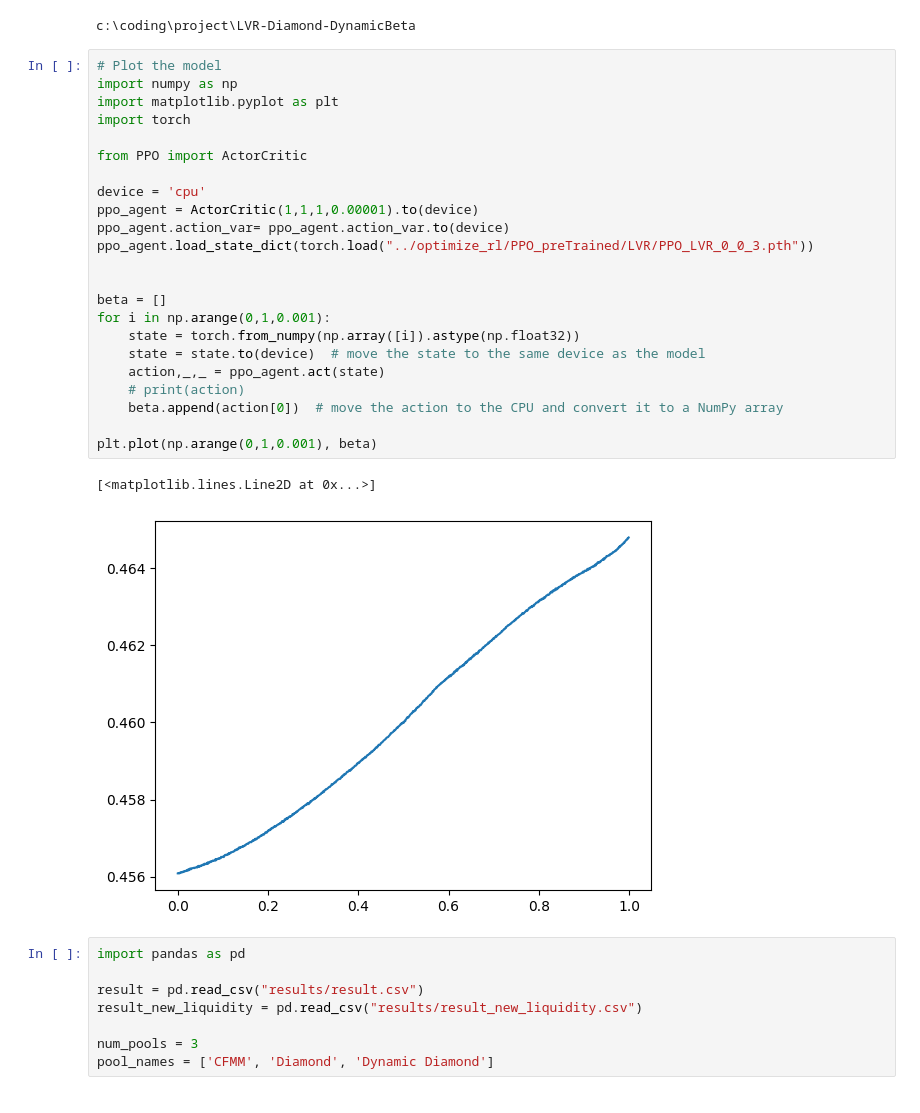
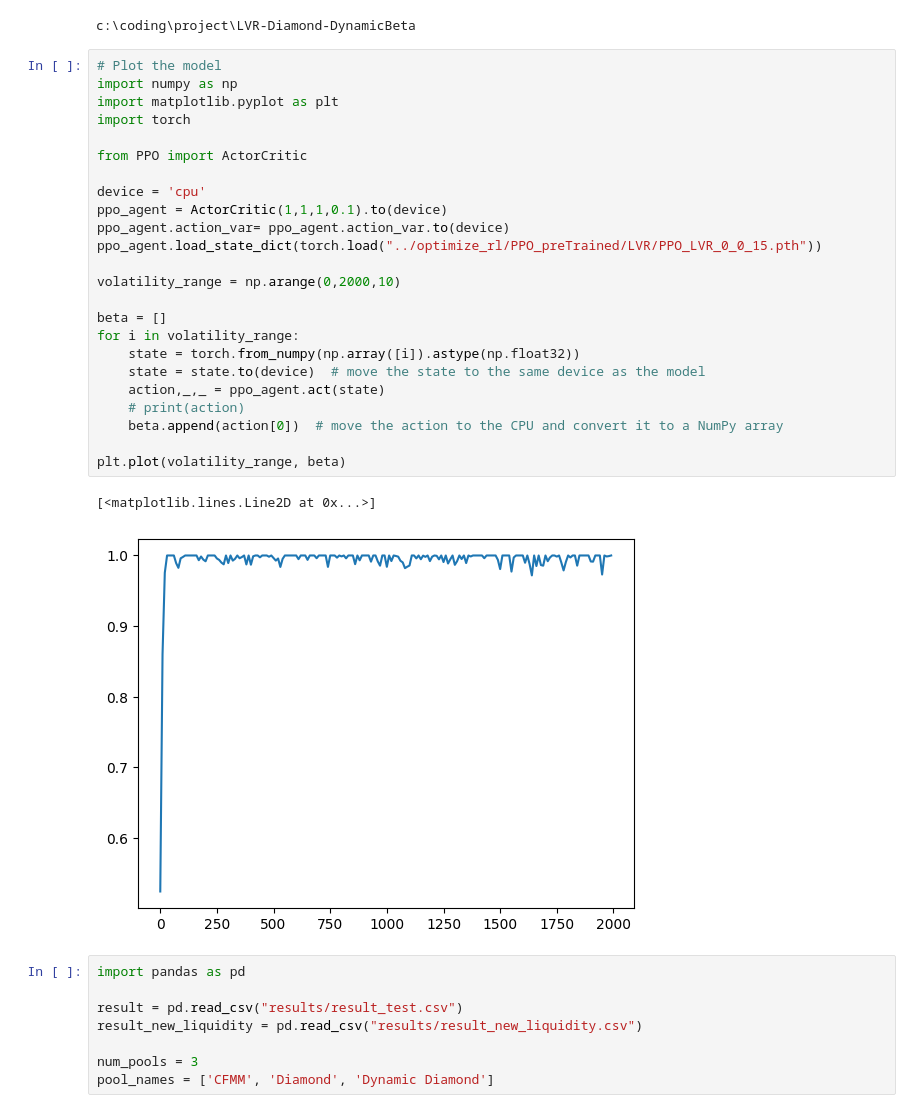
Before and after one commit to decipherhub/LVR-Diamond-DynamicBeta, a Jupyter notebook: simulation/analysis.ipynb, the cells around one changed output. Saved outputs shown, nothing was run; the diff lists cells and outputs as text.

```diff
--- a/simulation/analysis.ipynb
+++ b/simulation/analysis.ipynb
@@ -12,33 +12,34 @@ c:\coding\project\LVR-Diamond-DynamicBeta
 # %%
 # Plot the model
 import numpy as np
 import matplotlib.pyplot as plt
 import torch
 
 from PPO import ActorCritic
 
 device = 'cpu'
-ppo_agent = ActorCritic(1,1,1,0.00001).to(device)
+ppo_agent = ActorCritic(1,1,1,0.1).to(device)
 ppo_agent.action_var= ppo_agent.action_var.to(device)
-ppo_agent.load_state_dict(torch.load("../optimize_rl/PPO_preTrained/LVR/PPO_LVR_0_0_3.pth"))
+ppo_agent.load_state_dict(torch.load("../optimize_rl/PPO_preTrained/LVR/PPO_LVR_0_0_15.pth"))
 
+volatility_range = np.arange(0,2000,10)
 
 beta = []
-for i in np.arange(0,1,0.001):
+for i in volatility_range:
     state = torch.from_numpy(np.array([i]).astype(np.float32))
     state = state.to(device)  # move the state to the same device as the model
     action,_,_ = ppo_agent.act(state)
     # print(action)
     beta.append(action[0])  # move the action to the CPU and convert it to a NumPy array
 
-plt.plot(np.arange(0,1,0.001), beta)
+plt.plot(volatility_range, beta)
 # %% [output]
 [<matplotlib.lines.Line2D at 0x...>]
-[figure, old version]
+[figure, new version]
 # %%
 import pandas as pd
 
-result = pd.read_csv("results/result.csv")
+result = pd.read_csv("results/result_test.csv")
 result_new_liquidity = pd.read_csv("results/result_new_liquidity.csv")
 
 num_pools = 3
```
Also changed, not shown: parts of 9 cells of this notebook, 10 other files.
